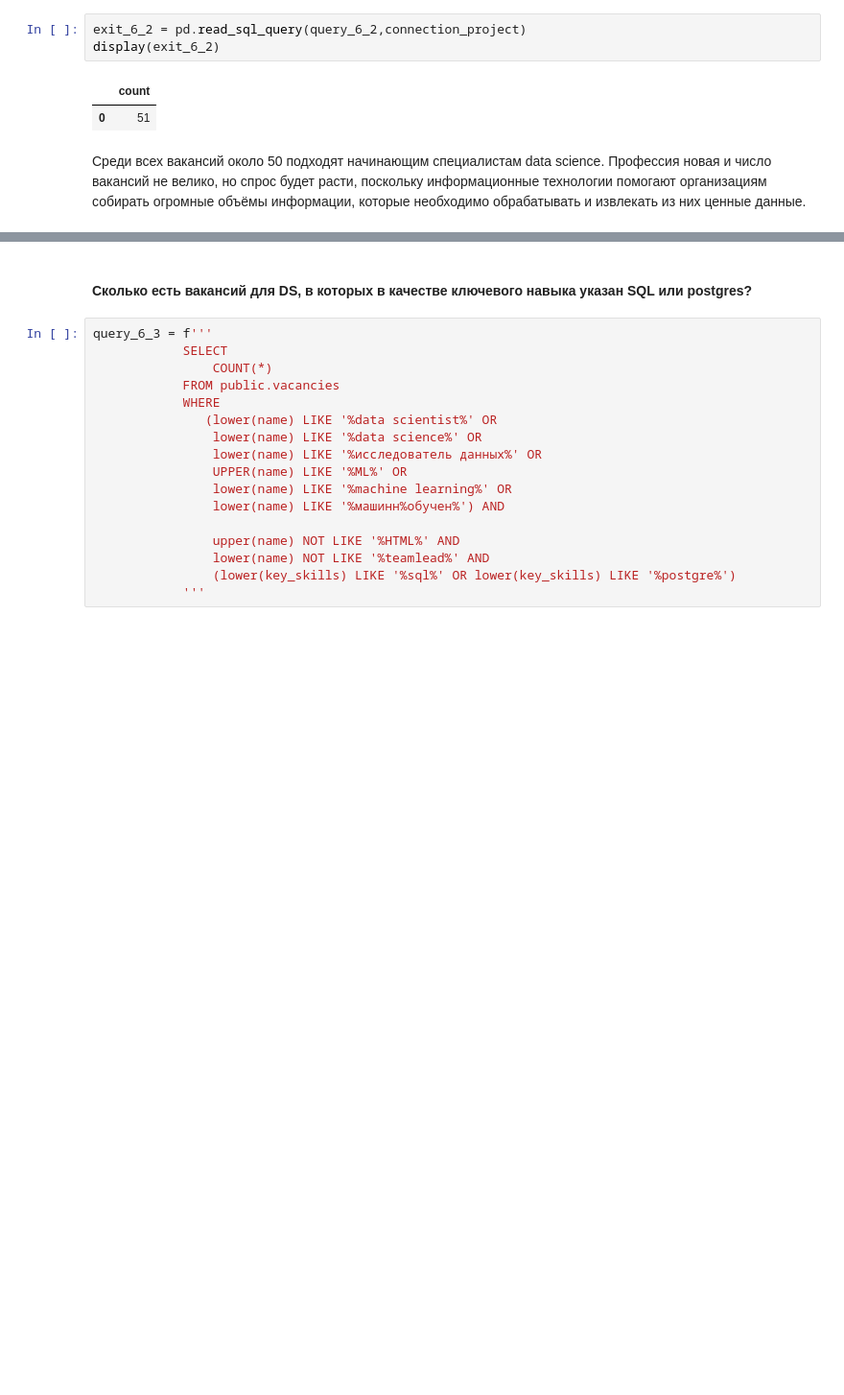
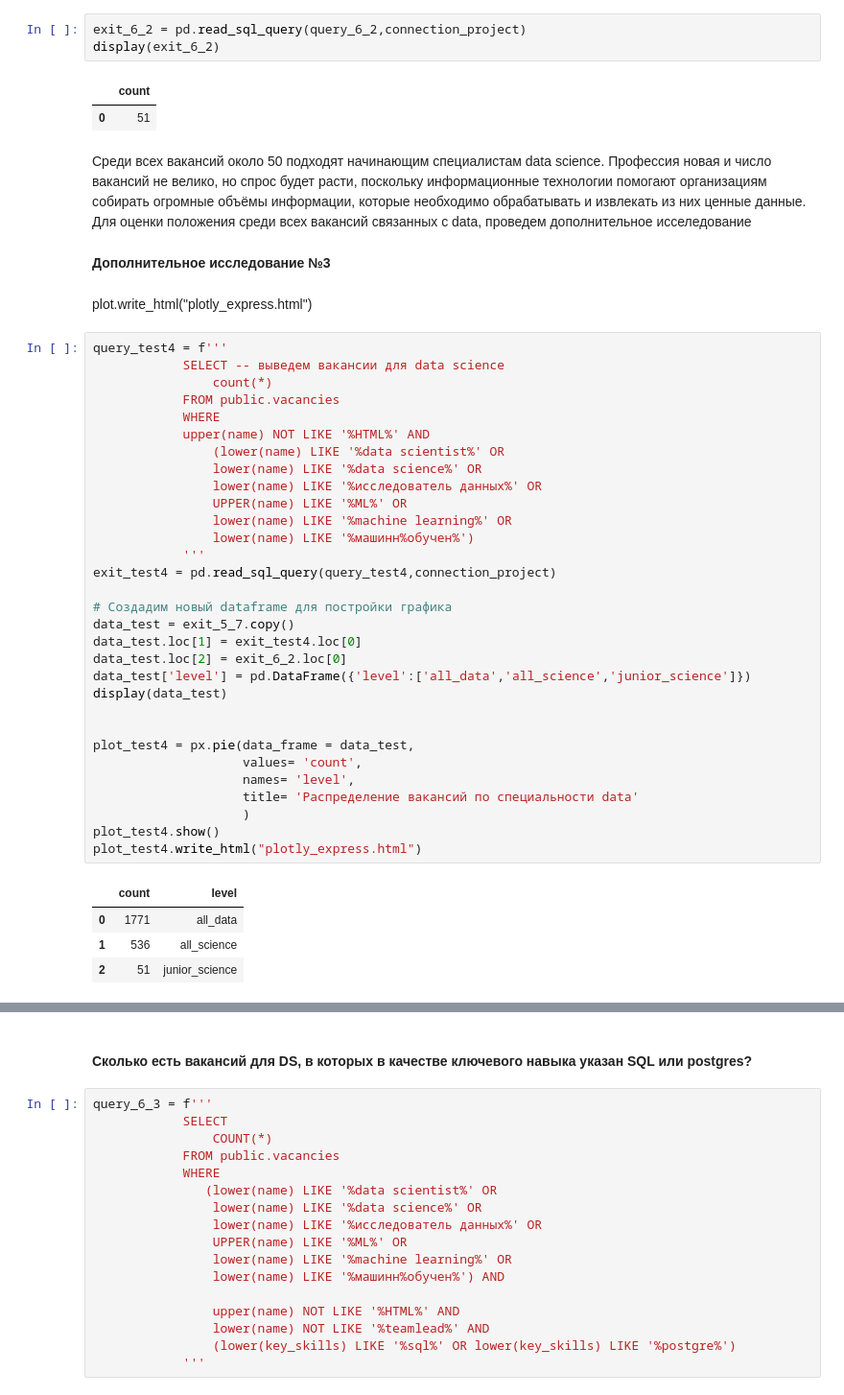
Before and after one commit to ilyaKo2020/Data_Science, a Jupyter notebook: SQL/analyze_SQL_hh.ru.ipynb, the cells around one changed output, grey strips where cells are left out. Shown at 96% size. Drawn from its saved outputs; the diff is of its cells as text; blank space fills up the shorter version.

```diff
--- a/SQL/analyze_SQL_hh.ru.ipynb
+++ b/SQL/analyze_SQL_hh.ru.ipynb
@@ -480,3 +544,44 @@ display(exit_6_2)
 | 0 | 51 |
 # %% [markdown]
 Среди всех вакансий около 50 подходят начинающим специалистам data science. Профессия новая и число вакансий не велико, но спрос будет расти, поскольку информационные технологии помогают организациям собирать огромные объёмы информации, которые необходимо обрабатывать и извлекать из них ценные данные.
+Для оценки положения среди всех вакансий связанных с data, проведем дополнительное исселедование
+# %% [markdown]
+**Дополнительное исследование №3**
+# %% [markdown]
+plot.write_html("plotly_express.html")
+# %%
+query_test4 = f'''
+            SELECT -- выведем вакансии для data science
+                count(*)
+            FROM public.vacancies
+            WHERE
+            upper(name) NOT LIKE '%HTML%' AND
+                (lower(name) LIKE '%data scientist%' OR
+                lower(name) LIKE '%data science%' OR
+                lower(name) LIKE '%исследователь данных%' OR
+                UPPER(name) LIKE '%ML%' OR
+                lower(name) LIKE '%machine learning%' OR
+                lower(name) LIKE '%машинн%обучен%')
+            '''
+exit_test4 = pd.read_sql_query(query_test4,connection_project)
+
+# Создадим новый dataframe для постройки графика
+data_test = exit_5_7.copy()
+data_test.loc[1] = exit_test4.loc[0]
+data_test.loc[2] = exit_6_2.loc[0]
+data_test['level'] = pd.DataFrame({'level':['all_data','all_science','junior_science']})
+display(data_test)
+
+
+plot_test4 = px.pie(data_frame = data_test,
+                    values= 'count',
+                    names= 'level',
+                    title= 'Распределение вакансий по специальности data'
+                    )
+plot_test4.show()
+plot_test4.write_html("plotly_express.html")
+# %% [output]
+|  | count | level |
+| 0 | 1771 | all_data |
+| 1 | 536 | all_science |
+| 2 | 51 | junior_science |
```
Also changed, not shown: parts of 32 cells of this notebook, 1 other file.
